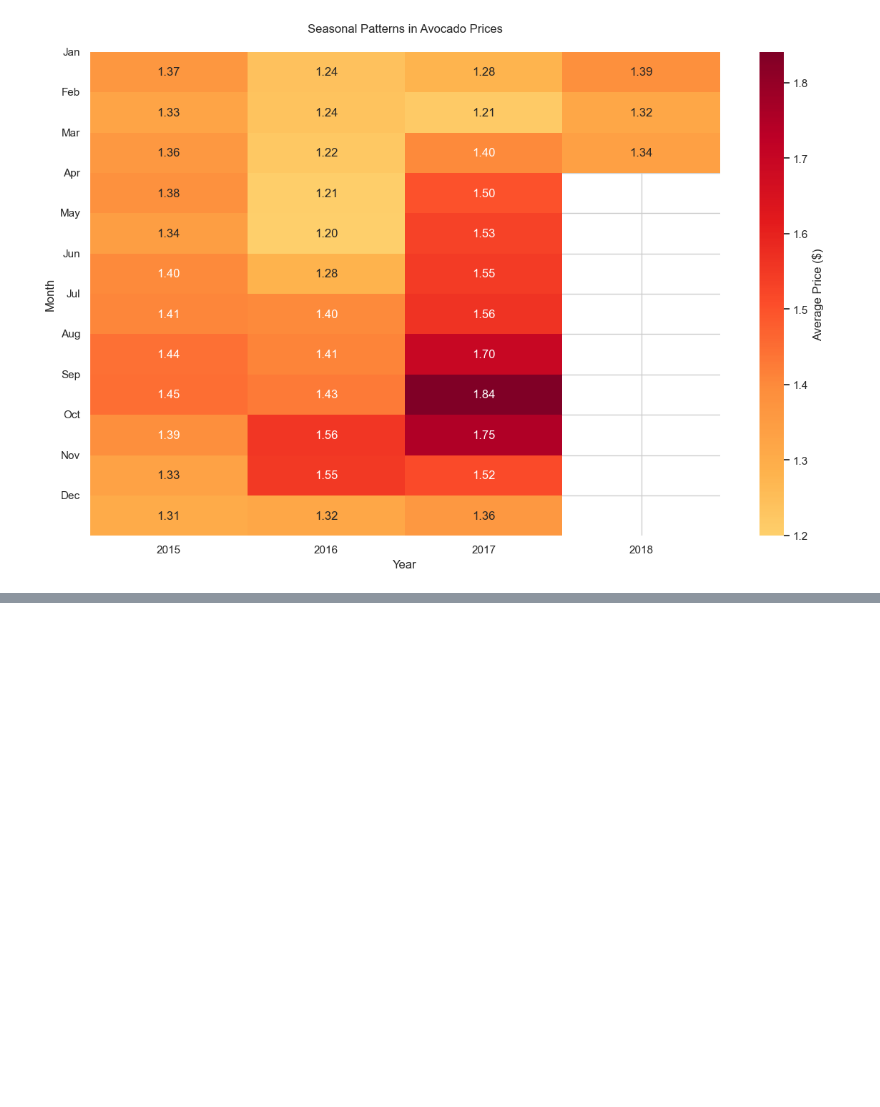
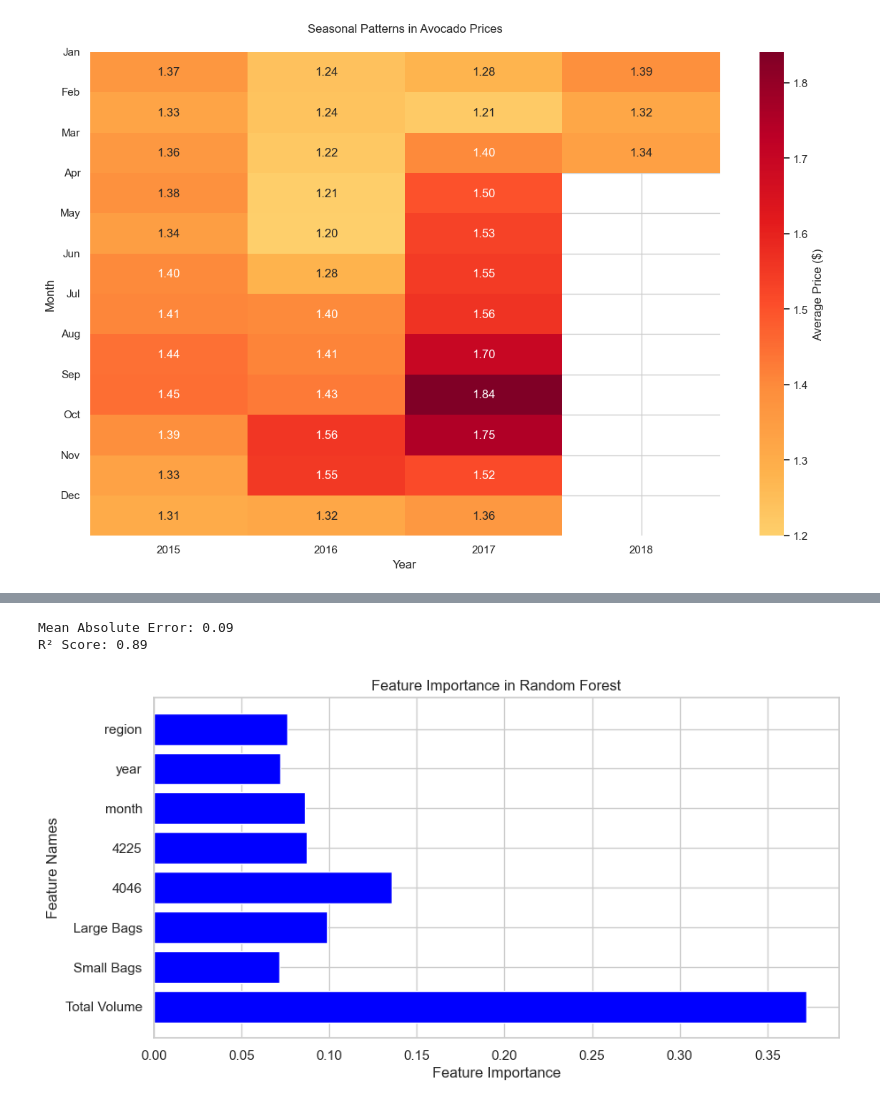
Before and after one commit to VarakanthamSaiHruthikReddy975/AvocadoPricesAnalysis, a Jupyter notebook: Avocado Prices.ipynb, the cells around one changed output, grey strips where cells are left out. Saved outputs shown, nothing was run; the diff lists cells and outputs as text; code cells hidden in the pictures; blank space fills up the shorter version.

Commit message:
added the analysis with random forest which shows better R2 score than linear regression and lower mean absolute error compared to linear regression

```diff
--- a/Avocado Prices.ipynb
+++ b/Avocado Prices.ipynb
@@ -583,0 +591,42 @@ R2 Score: 0.3028
+# %%
+categorical_features = ['month', 'year', 'region']
+for col in categorical_features:
+    label_enc = LabelEncoder()
+    updated_df_avocadoData[col] = label_enc.fit_transform(updated_df_avocadoData[col])
+
+# Define features and target
+X = updated_df_avocadoData[numeric_features + categorical_features]
+y = updated_df_avocadoData['AveragePrice']
+
+# Train-test split
+X_train, X_test, y_train, y_test = train_test_split(X, y, test_size=0.2, random_state=42)
+
+# Use RandomForestRegressor instead of Classifier
+rf_model = RandomForestRegressor(n_estimators=100, random_state=42)
+
+# Train the model
+rf_model.fit(X_train, y_train)
+
+# Make predictions
+y_pred = rf_model.predict(X_test)
+
+# Evaluate the model with regression metrics
+mae = mean_absolute_error(y_test, y_pred)
+r2 = r2_score(y_test, y_pred)
+
+print(f"Mean Absolute Error: {mae:.2f}")
+print(f"R² Score: {r2:.2f}")
+
+# Feature importance visualization
+feature_importances = rf_model.feature_importances_
+
+plt.figure(figsize=(10, 5))
+plt.barh(X.columns, feature_importances, color='blue')
+plt.xlabel("Feature Importance")
+plt.ylabel("Feature Names")
+plt.title("Feature Importance in Random Forest")
+plt.show()
+# %% [output]
+Mean Absolute Error: 0.09
+R² Score: 0.89
+[figure, added]
```
Also changed, not shown: parts of 9 cells of this notebook.
